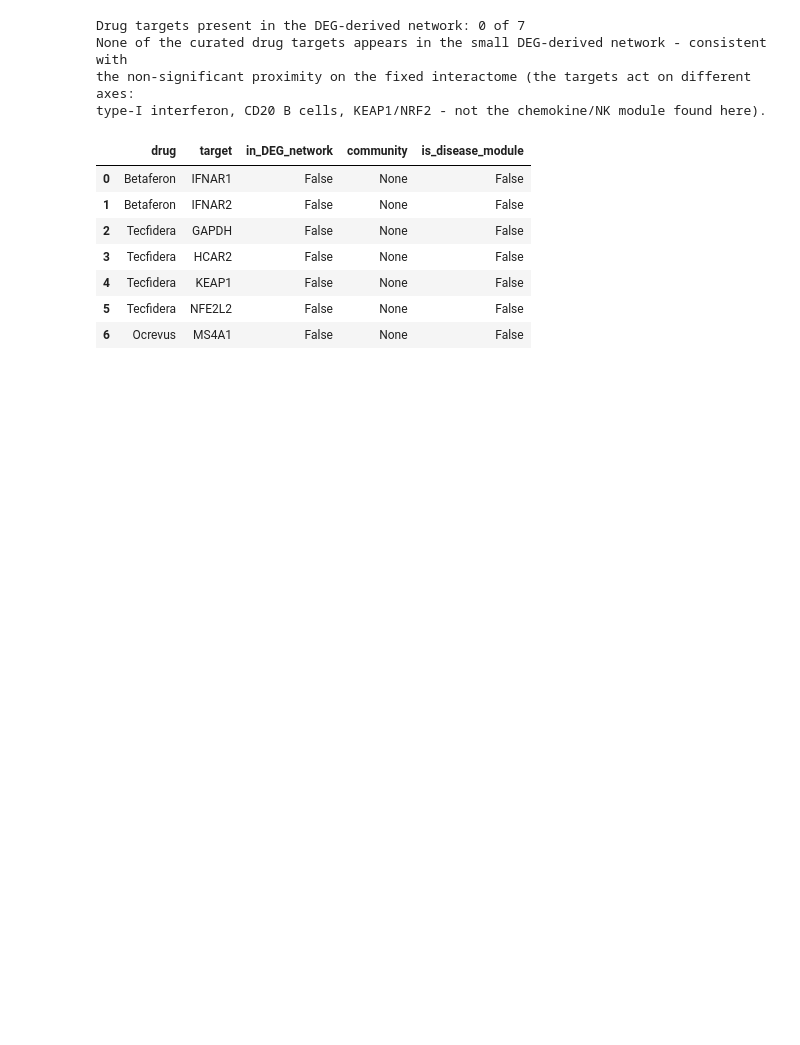
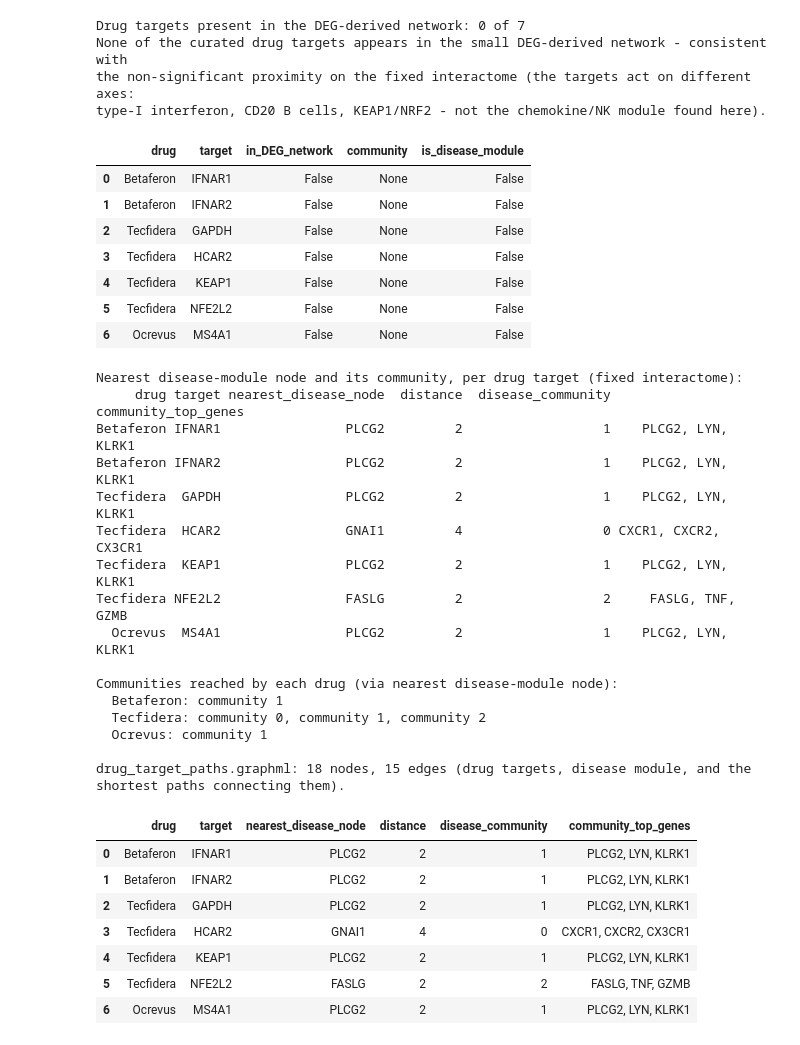
Before and after one commit to ilegul/ms-cd4, a Jupyter notebook: notebooks/BSB_CD4_MS_assignment.ipynb, the cells around one changed output. Saved outputs shown, nothing was run; the diff lists cells and outputs as text; code cells hidden in the pictures; blank space fills up the shorter version.

```diff
--- a/notebooks/BSB_CD4_MS_assignment.ipynb
+++ b/notebooks/BSB_CD4_MS_assignment.ipynb
@@ -1908,6 +1907,81 @@ type-I interferon, CD20 B cells, KEAP1/NRF2 - not the chemokine/NK module found
 | 4 | Tecfidera | KEAP1 | False | None | False |
 | 5 | Tecfidera | NFE2L2 | False | None | False |
 | 6 | Ocrevus | MS4A1 | False | None | False |
+# %%
+# --- Which communities are reached by each drug's targets (on the fixed interactome) ---
+# For each mapped target we find the nearest disease-module node on the FIXED STRING interactome
+# and report the Leiden community of that node (community assignments come from the secondary network).
+S_fix = [g for g in disease_module if g in Gfix]
+_dmaps = {s: nx.single_source_shortest_path_length(Gfix, s) for s in S_fix}   # dist from each module node
+# short label per community: its 3 highest-centrality member genes
+_lab = {}
+for _cm in sorted(set(partition.values())):
+    _members = [n for n,cc in partition.items() if cc==_cm and n in cent.index]
+    _lab[_cm] = ', '.join(cent.loc[_members,'score'].sort_values(ascending=False).head(3).index)
+rows=[]
+for drug, T in drug_targets.items():
+    for t in T:
+        if t not in Gfix:
+            rows.append({'drug':drug,'target':t,'nearest_disease_node':None,'distance':None,
+                         'disease_community':None,'community_top_genes':None}); continue
+        dist, nearest = min(((_dmaps[s].get(t, np.inf), s) for s in S_fix), key=lambda x: x[0])
+        cm = partition.get(nearest)
+        rows.append({'drug':drug,'target':t,'nearest_disease_node':nearest,
+                     'distance':(int(dist) if np.isfinite(dist) else None),
+                     'disease_community':cm,'community_top_genes':_lab.get(cm,'')})
+drug_comm = pd.DataFrame(rows); drug_comm.to_csv(NET/'drug_target_communities.csv', index=False)
+print('Nearest disease-module node and its community, per drug target (fixed interactome):')
+print(drug_comm.to_string(index=False))
+# which communities each drug reaches most
+print('\nCommunities reached by each drug (via nearest disease-module node):')
+for drug in drug_targets:
+    cs = drug_comm.loc[(drug_comm.drug==drug) & drug_comm.disease_community.notna(),'disease_community']
+    print(f'  {drug}: ' + (', '.join(f'community {int(c)}' for c in sorted(cs.unique())) if len(cs) else 'no mapped target reaches the module'))
+
+# small GraphML: drug targets + disease module + shortest paths between them (for Cytoscape)
+Gpaths = nx.Graph(); role={}
+for g in S_fix: role[g]='disease_module'
+for drug,T in drug_targets.items():
+    for t in T:
+        if t not in Gfix: continue
+        role[t]='drug_target'
+        _,nearest = min(((_dmaps[s].get(t,np.inf), s) for s in S_fix), key=lambda x:x[0])
+        try:
+            path = nx.shortest_path(Gfix, t, nearest)
+            nx.add_path(Gpaths, path)
+            for n in path: role.setdefault(n,'connector')
+        except nx.NetworkXNoPath:
+            Gpaths.add_node(t)
+for n in Gpaths.nodes(): Gpaths.nodes[n]['role']=role.get(n,'connector')
+nx.write_graphml(Gpaths, NET/'drug_target_paths.graphml')
+print(f'\ndrug_target_paths.graphml: {Gpaths.number_of_nodes()} nodes, {Gpaths.number_of_edges()} edges '
+      '(drug targets, disease module, and the shortest paths connecting them).')
+drug_comm
+# %% [output]
+Nearest disease-module node and its community, per drug target (fixed interactome):
+     drug target nearest_disease_node  distance  disease_community  community_top_genes
+Betaferon IFNAR1                PLCG2         2                  1    PLCG2, LYN, KLRK1
+Betaferon IFNAR2                PLCG2         2                  1    PLCG2, LYN, KLRK1
+Tecfidera  GAPDH                PLCG2         2                  1    PLCG2, LYN, KLRK1
+Tecfidera  HCAR2                GNAI1         4                  0 CXCR1, CXCR2, CX3CR1
+Tecfidera  KEAP1                PLCG2         2                  1    PLCG2, LYN, KLRK1
+Tecfidera NFE2L2                FASLG         2                  2     FASLG, TNF, GZMB
+  Ocrevus  MS4A1                PLCG2         2                  1    PLCG2, LYN, KLRK1
+
+Communities reached by each drug (via nearest disease-module node):
+  Betaferon: community 1
+  Tecfidera: community 0, community 1, community 2
+  Ocrevus: community 1
+
+drug_target_paths.graphml: 18 nodes, 15 edges (drug targets, disease module, and the shortest paths connecting them).
+|  | drug | target | nearest_disease_node | distance | disease_community | community_top_genes |
+| 0 | Betaferon | IFNAR1 | PLCG2 | 2 | 1 | PLCG2, LYN, KLRK1 |
+| 1 | Betaferon | IFNAR2 | PLCG2 | 2 | 1 | PLCG2, LYN, KLRK1 |
+| 2 | Tecfidera | GAPDH | PLCG2 | 2 | 1 | PLCG2, LYN, KLRK1 |
+| 3 | Tecfidera | HCAR2 | GNAI1 | 4 | 0 | CXCR1, CXCR2, CX3CR1 |
+| 4 | Tecfidera | KEAP1 | PLCG2 | 2 | 1 | PLCG2, LYN, KLRK1 |
+| 5 | Tecfidera | NFE2L2 | FASLG | 2 | 2 | FASLG, TNF, GZMB |
+| 6 | Ocrevus | MS4A1 | PLCG2 | 2 | 1 | PLCG2, LYN, KLRK1 |
 # %%
 # --- Cytoscape node attribute table + GraphML with attributes (built after centrality/communities) ---
 res_sym = res.dropna(subset=['symbol']).drop_duplicates('symbol').set_index('symbol')
```
Also changed, not shown: parts of 16 cells of this notebook, 16 other files.
